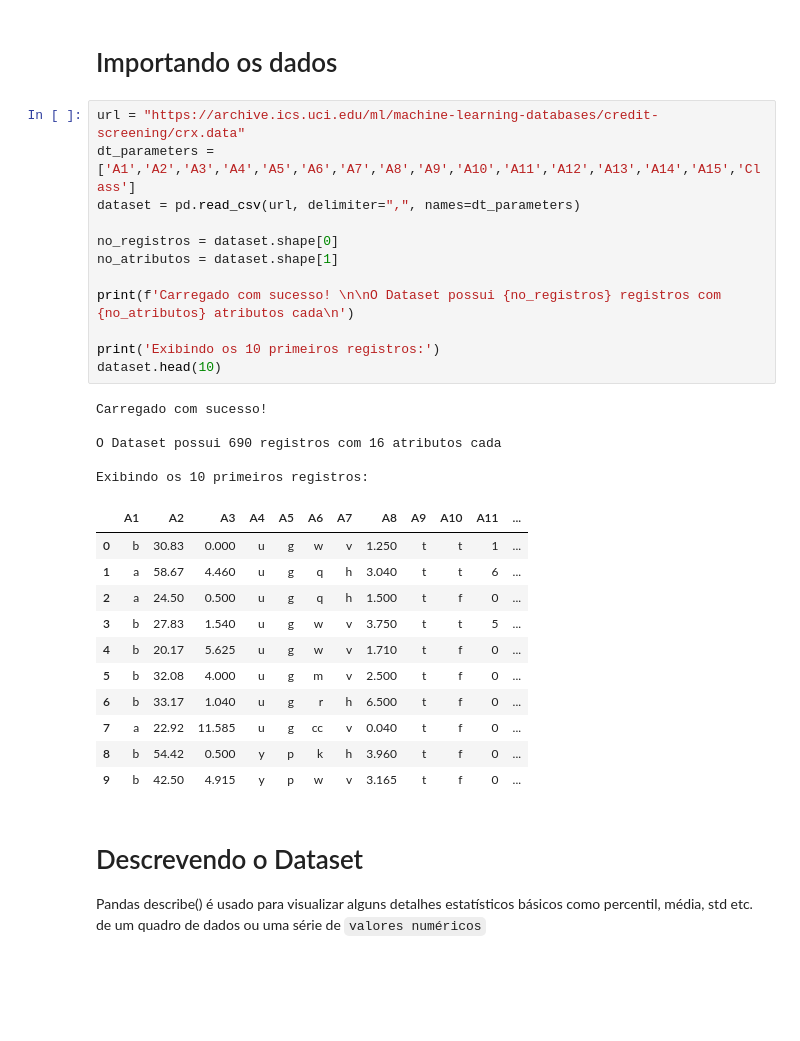
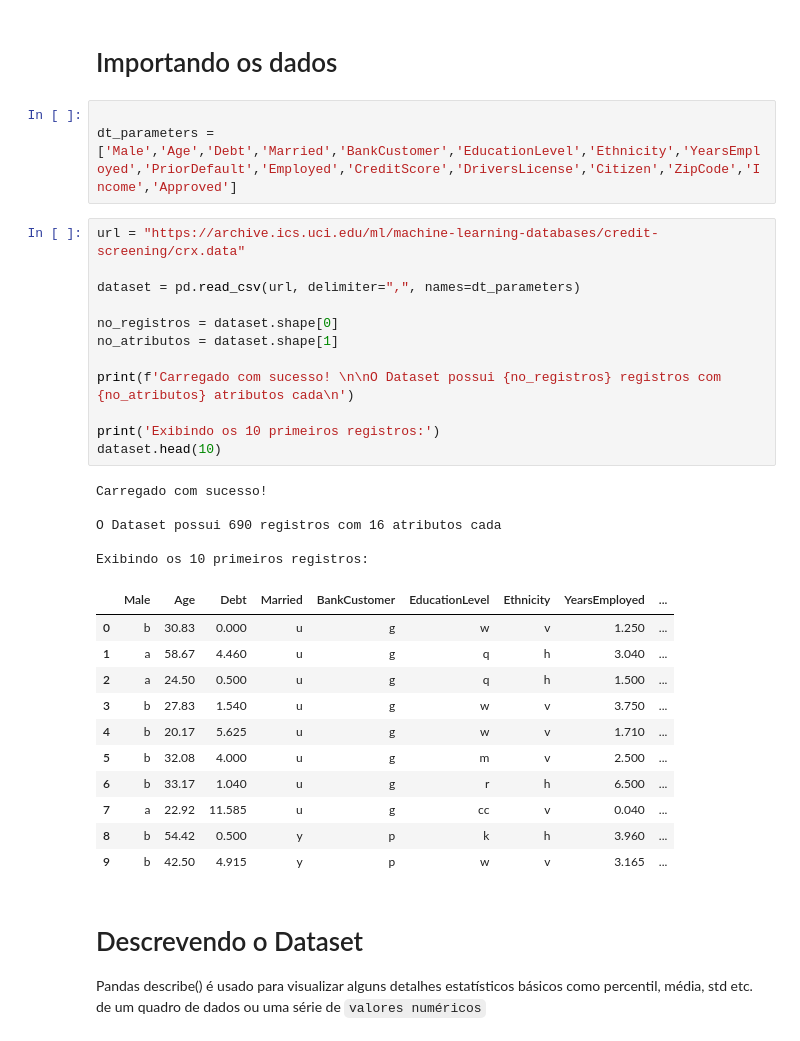
Before and after one commit to Gustanascimento/if998-mineracao, a Jupyter notebook: 04_Aprendizagem_em_Instancias.ipynb, the cells around one changed output. Cells and saved outputs as stored; diff of their text form; blank space fills up the shorter version.

```diff
--- a/04_Aprendizagem_em_Instancias.ipynb
+++ b/04_Aprendizagem_em_Instancias.ipynb
@@ -36,35 +36,38 @@ import matplotlib.pyplot as plt
 import seaborn as sns
 # %% [markdown]
 # Importando os dados
+# %%
+
+dt_parameters = ['Male','Age','Debt','Married','BankCustomer','EducationLevel','Ethnicity','YearsEmployed','PriorDefault','Employed','CreditScore','DriversLicense','Citizen','ZipCode','Income','Approved']
 # %%
 url = "https://archive.ics.uci.edu/ml/machine-learning-databases/credit-screening/crx.data"
-dt_parameters = ['A1','A2','A3','A4','A5','A6','A7','A8','A9','A10','A11','A12','A13','A14','A15','Class']
+
 dataset = pd.read_csv(url, delimiter=",", names=dt_parameters)
 
 no_registros = dataset.shape[0]
 no_atributos = dataset.shape[1]
 
 print(f'Carregado com sucesso! \n\nO Dataset possui {no_registros} registros com {no_atributos} atributos cada\n')
 
 print('Exibindo os 10 primeiros registros:')
 dataset.head(10)
 # %% [output]
 Carregado com sucesso!
 
 O Dataset possui 690 registros com 16 atributos cada
 
 Exibindo os 10 primeiros registros:
-|  | A1 | A2 | A3 | A4 | A5 | A6 | A7 | A8 | A9 | A10 | A11 | ... |
-| 0 | b | 30.83 | 0.000 | u | g | w | v | 1.250 | t | t | 1 | ... |
-| 1 | a | 58.67 | 4.460 | u | g | q | h | 3.040 | t | t | 6 | ... |
-| 2 | a | 24.50 | 0.500 | u | g | q | h | 1.500 | t | f | 0 | ... |
-| 3 | b | 27.83 | 1.540 | u | g | w | v | 3.750 | t | t | 5 | ... |
-| 4 | b | 20.17 | 5.625 | u | g | w | v | 1.710 | t | f | 0 | ... |
-| 5 | b | 32.08 | 4.000 | u | g | m | v | 2.500 | t | f | 0 | ... |
-| 6 | b | 33.17 | 1.040 | u | g | r | h | 6.500 | t | f | 0 | ... |
-| 7 | a | 22.92 | 11.585 | u | g | cc | v | 0.040 | t | f | 0 | ... |
-| 8 | b | 54.42 | 0.500 | y | p | k | h | 3.960 | t | f | 0 | ... |
-| 9 | b | 42.50 | 4.915 | y | p | w | v | 3.165 | t | f | 0 | ... |
+|  | Male | Age | Debt | Married | BankCustomer | EducationLevel | Ethnicity | YearsEmployed | ... |
+| 0 | b | 30.83 | 0.000 | u | g | w | v | 1.250 | ... |
+| 1 | a | 58.67 | 4.460 | u | g | q | h | 3.040 | ... |
+| 2 | a | 24.50 | 0.500 | u | g | q | h | 1.500 | ... |
+| 3 | b | 27.83 | 1.540 | u | g | w | v | 3.750 | ... |
+| 4 | b | 20.17 | 5.625 | u | g | w | v | 1.710 | ... |
+| 5 | b | 32.08 | 4.000 | u | g | m | v | 2.500 | ... |
+| 6 | b | 33.17 | 1.040 | u | g | r | h | 6.500 | ... |
+| 7 | a | 22.92 | 11.585 | u | g | cc | v | 0.040 | ... |
+| 8 | b | 54.42 | 0.500 | y | p | k | h | 3.960 | ... |
+| 9 | b | 42.50 | 4.915 | y | p | w | v | 3.165 | ... |
 # %% [markdown]
 # Descrevendo o Dataset
 
```
Also changed, not shown: parts of 24 cells of this notebook.
